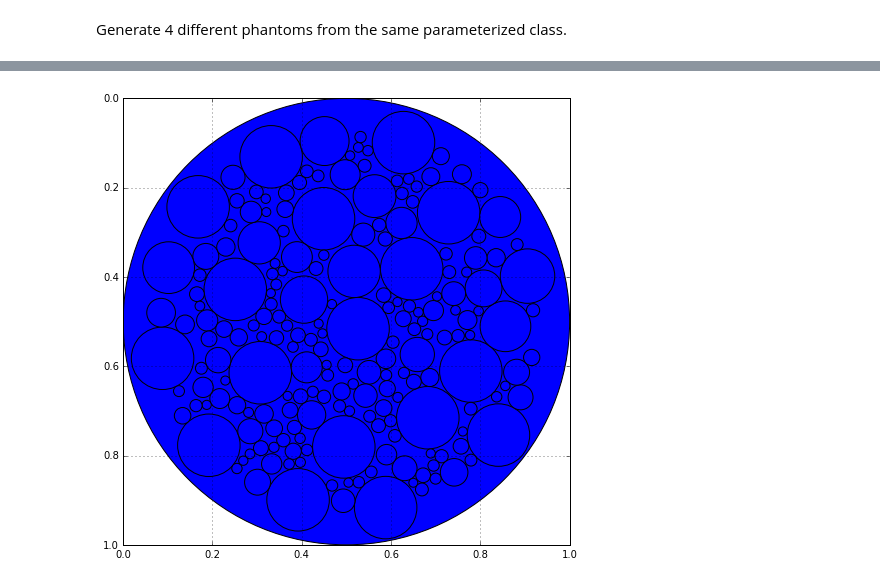
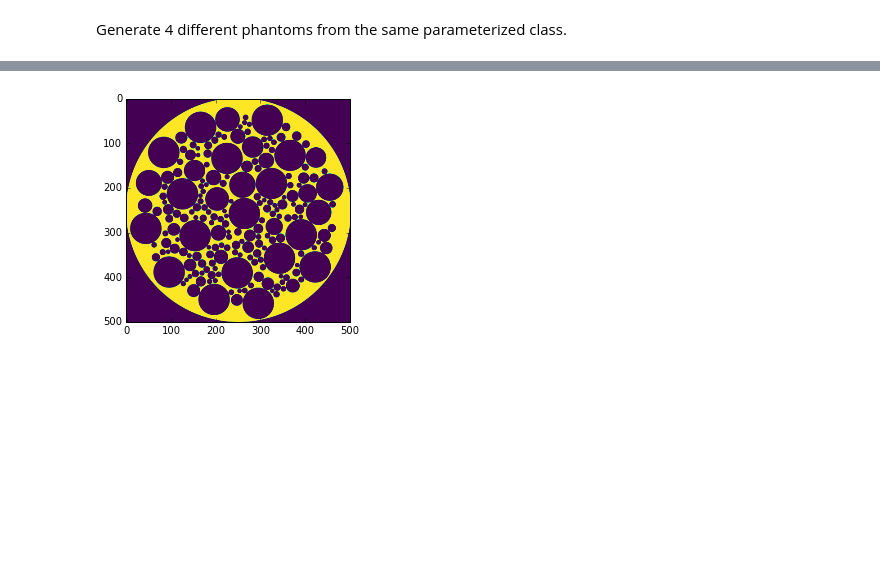
Before and after one commit to AdvancedPhotonSource/xdesign, a Jupyter notebook: docs/demos/Parameterized.ipynb, the cells around one changed output, grey strips where cells are left out. Cells and saved outputs as stored; diff of their text form; code cells hidden in the pictures; blank space fills up the shorter version.

```diff
--- a/docs/demos/Parameterized.ipynb
+++ b/docs/demos/Parameterized.ipynb
@@ -4,3 +4,6 @@
 from xdesign import *
 import matplotlib.pyplot as plt
 import numpy as np
+
+SIZE = 500
+DPI = 300
@@ -16,10 +23,11 @@ plt.show()
 # %%
 np.random.seed(0)
 p2 = Foam(size_range=[0.07, 0.01], gap=0, porosity=0.75)
-plot_phantom(p2)
+d2 = discrete_phantom(p2, SIZE)
+plt.imshow(d2, cmap='viridis')
 plt.show()
 # %% [output]
-[figure, old version]
+[figure, new version]
 # %%
 np.random.seed(0)
 p3 = Foam(size_range=[0.1, 0.01], gap=0, porosity=0.5)
```
Also changed, not shown: parts of 5 cells of this notebook, 3 other files.
